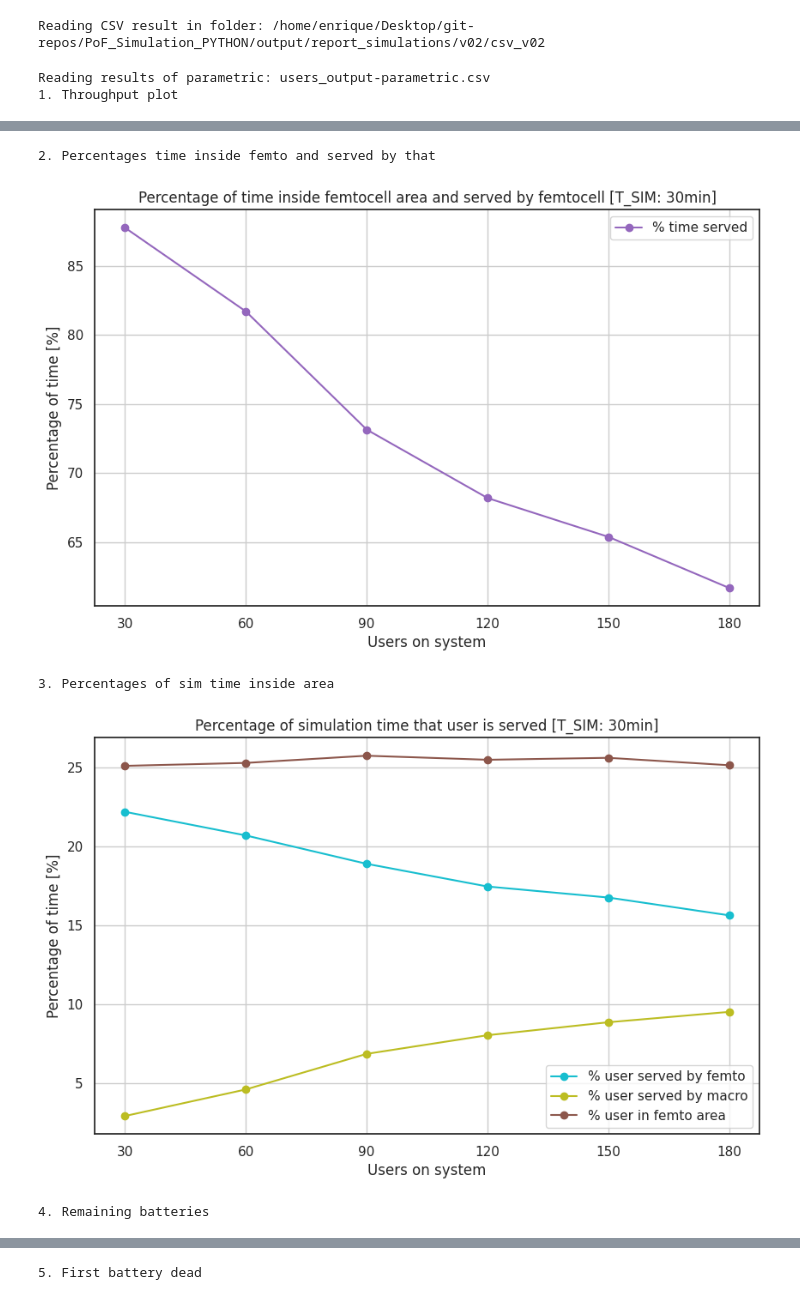
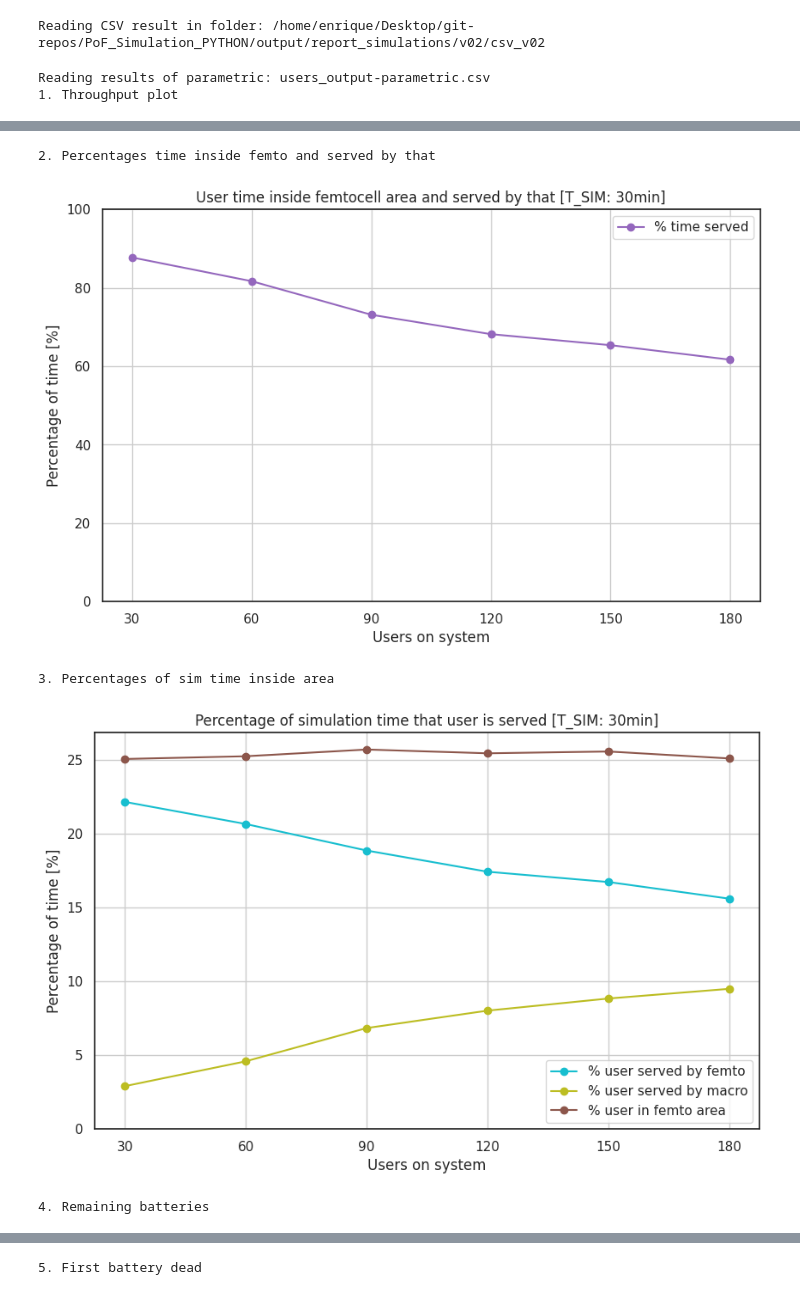
Before and after one commit to 6G-XTREME/PoF_Simulator, a Jupyter notebook: plot_parametric.ipynb, the cells around one changed output, grey strips where cells are left out. Saved outputs shown, nothing was run; the diff lists cells and outputs as text; code cells hidden in the pictures.

Commit message:
feat: update plotting notebooks

```diff
--- a/plot_parametric.ipynb
+++ b/plot_parametric.ipynb
@@ -44,7 +44,7 @@ for file_name in os.listdir(result_folder):
             x_label = "Users on system"
             x_ticks = [30, 60, 90, 120, 150, 180]
             title_1 = "Downlink throughput on each simulation stage [T_SIM: 30min]"
-            title_2 = "Percentage of time inside femtocell area and served by femtocell [T_SIM: 30min]"
+            title_2 = "User time inside femtocell area and served by that [T_SIM: 30min]"
             title_3 = "Percentage of simulation time that user is served [T_SIM: 30min]"
             title_4 = "Remaining batteries after simulation ends [T_SIM: 30min]"
             title_5 = "First battery dead on the simulation [T_SIM: 30min]"
@@ -57,7 +57,7 @@ for file_name in os.listdir(result_folder):
             x_label = "Time that users reports position (s)"
             x_ticks = [0, 4, 8, 12, 16, 20, 24, 28]         # In seconds
             title_1 = "Downlink throughput on each simulation stage [T_SIM: 30min, Users: 90]"
-            title_2 = "Percentage of time inside femtocell area and served by femtocell [T_SIM: 30min, Users: 90]"
+            title_2 = "User time inside femtocell area and served by that [T_SIM: 30min, Users: 90]"
             title_3 = "Percentage of simulation time that user is served [T_SIM: 30min, Users: 90]"
             title_4 = "Remaining batteries after simulation ends [T_SIM: 30min, Users: 90]"
             title_5 = "First battery dead on the simulation [T_SIM: 30min, Users: 90]"
@@ -70,7 +70,7 @@ for file_name in os.listdir(result_folder):
             x_label = "Booting time of a femtocell (s)"
             x_ticks = [0, 4, 8, 12, 16, 20, 24, 28]         # In seconds
             title_1 = "Downlink throughput on each simulation stage [T_SIM: 30min, Users: 90]"
-            title_2 = "Percentage of time inside femtocell area and served by femtocell [T_SIM: 30min, Users: 90]"
+            title_2 = "User time inside femtocell area and served by that [T_SIM: 30min, Users: 90]"
             title_3 = "Percentage of simulation time that user is served [T_SIM: 30min, Users: 90]"
             title_4 = "Remaining batteries after simulation ends [T_SIM: 30min, Users: 90]"
             title_5 = "First battery dead on the simulation [T_SIM: 30min, Users: 90]"
@@ -79,10 +79,9 @@ for file_name in os.listdir(result_folder):
         # 1. Throughput (4 traces)
         print("1. Throughput plot")
         plt.figure(figsize=(10, 6))
-        plt.plot(df[parametric_param], df['throughput_no_battery[mbps]'], '-o', label="Stage 1. Using PoF", color='tab:blue')
-        plt.plot(df[parametric_param], df['throughput[mbps]'], '-o', label="Stage 2. Using PoF & batteries", color='tab:orange')
-        #plt.plot(df[parametric_param], df['throughput_femto_battery[mbps]'], label="Batt (only Femto)")
-        plt.plot(df[parametric_param], df['throughput_only_macro[mbps]'], '-o', label="Stage 3. Only macrocells", color='tab:green')
+        plt.plot(df[parametric_param], df['throughput_no_battery[mbps]'], '-o', label="Using PoF", color='tab:blue')
+        plt.plot(df[parametric_param], df['throughput[mbps]'], '-o', label="Using PoF & batteries", color='tab:orange')
+        plt.plot(df[parametric_param], df['throughput_only_macro[mbps]'], '-o', label="Only macrocells", color='tab:green')
         plt.xlabel(xlabel=x_label)
         plt.ylabel('Throughput [mbps]')
         plt.xticks(x_ticks)
@@ -99,6 +98,7 @@ for file_name in os.listdir(result_folder):
         plt.ylabel('Percentage of time [%]')
         plt.xticks(x_ticks)
         plt.title(title_2)
+        plt.ylim(ymin=0, ymax=100)
         plt.legend()
         plt.grid()
         plt.show()
@@ -113,6 +113,7 @@ for file_name in os.listdir(result_folder):
         plt.ylabel('Percentage of time [%]')
         plt.xticks(x_ticks)
         plt.title(title_3)
+        plt.ylim(ymin=0)
         plt.legend()
         plt.grid()
         plt.show()
@@ -125,6 +126,7 @@ for file_name in os.listdir(result_folder):
         plt.ylabel('Number of batteries')
         plt.xticks(x_ticks)
         plt.title(title_4)
+        plt.ylim(ymin=0, ymax=20)
         plt.legend()
         plt.grid()
         plt.show()
@@ -137,6 +139,7 @@ for file_name in os.listdir(result_folder):
         plt.ylabel('First battery dead [s]')
         plt.xticks(x_ticks)
         plt.title(title_5)
+        plt.ylim(ymin=0, ymax=1800)
         plt.legend()
         plt.grid()
         plt.show()
@@ -155,5 +158,5 @@ Reading results of parametric: users_output-parametric.csv
 2. Percentages time inside femto and served by that
-[figure, old version]
+[figure, new version]
 3. Percentages of sim time inside area
-[figure, old version]
+[figure, new version]
 4. Remaining batteries
```
Also changed, not shown: parts of 1 cell of this notebook, 3 other files.
